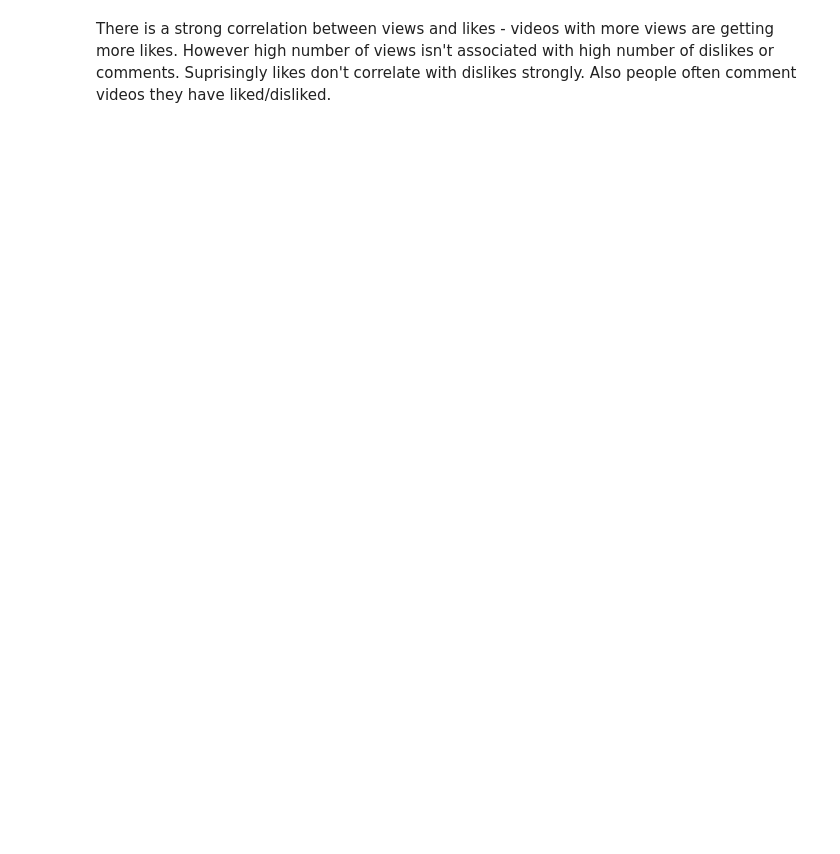
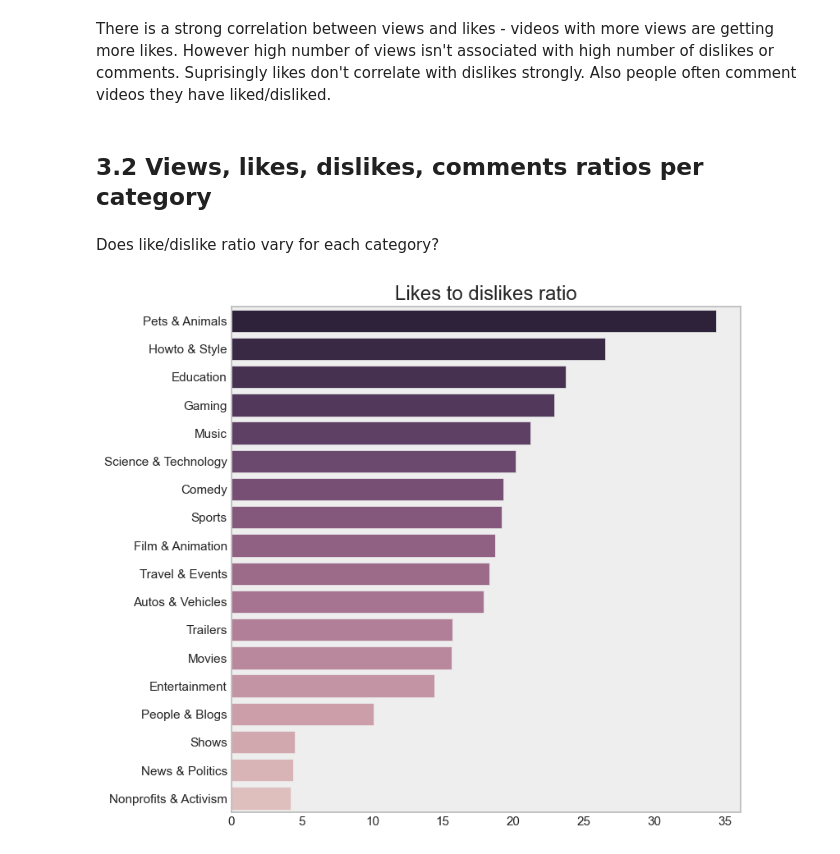
Before and after one commit to Eugeniy-Makarevich/Youtube-trending-videos, a Jupyter notebook: youtube_videos.ipynb, the cells around one changed output. Saved outputs shown, nothing was run; the diff lists cells and outputs as text; code cells hidden in the pictures; blank space fills up the shorter version.

Commit message:
bar chart added

```diff
--- a/youtube_videos.ipynb
+++ b/youtube_videos.ipynb
@@ -160,10 +160,10 @@ memory usage: 40.9+ MB
 Let's find most viewed categories on Youtube. We will use combination of title and video_id to properly identify each video. Then we will keep only last trending date entry for every duplicate.
 # %%
 # create dataframe
-df1 = df.sort_values(by='trending_date', ascending=False)
-df1 = df1.drop_duplicates(['video_id', 'title'], keep='first')
+uniqueDF = df.sort_values(by='trending_date', ascending=False)
+uniqueDF = uniqueDF.drop_duplicates(['video_id', 'title'], keep='first')
 
 # group by category and calculate views percentage
-df1 = df1.groupby('category').agg({'views': 'sum'}).sort_values(
+df1 = uniqueDF.groupby('category').agg({'views': 'sum'}).sort_values(
     by='views', ascending=False)
 df1 = df1.apply(lambda x: round(100 * x / float(x.sum()), 1))
@@ -333,2 +330,21 @@ plotScatterMatrix(subDF)
 # %% [markdown]
 There is a strong correlation between views and likes - videos with more views are getting more likes. However high number of views isn't associated with high number of dislikes or comments. Suprisingly likes don't correlate with dislikes strongly. Also people often comment videos they have liked/disliked.
+# %% [markdown]
+## 3.2 Views, likes, dislikes, comments ratios per category
+# %% [markdown]
+Does like/dislike ratio vary for each category?
+# %%
+filt = uniqueDF['ratings_disabled'] == False
+df1 = uniqueDF[filt]
+df1 = df1.groupby(['category']).agg({'likes':'sum',
+                   'dislikes':'sum'}).apply(lambda x: round(x[0]/x[1],1),
+                    axis=1).sort_values(ascending=False)
+
+fig, ax = plt.subplots(figsize=(8,8))
+bar = sns.barplot(x=df1.values, y=df1.index,
+                palette=sns.cubehelix_palette(n_colors=20,
+                                              reverse=True), ax=ax)
+title = ax.set_title('Like to dislike ratio')
+ylabel = plt.ylabel(None)
+# %% [output]
+[figure, added]
```
Also changed, not shown: parts of 10 cells of this notebook.
